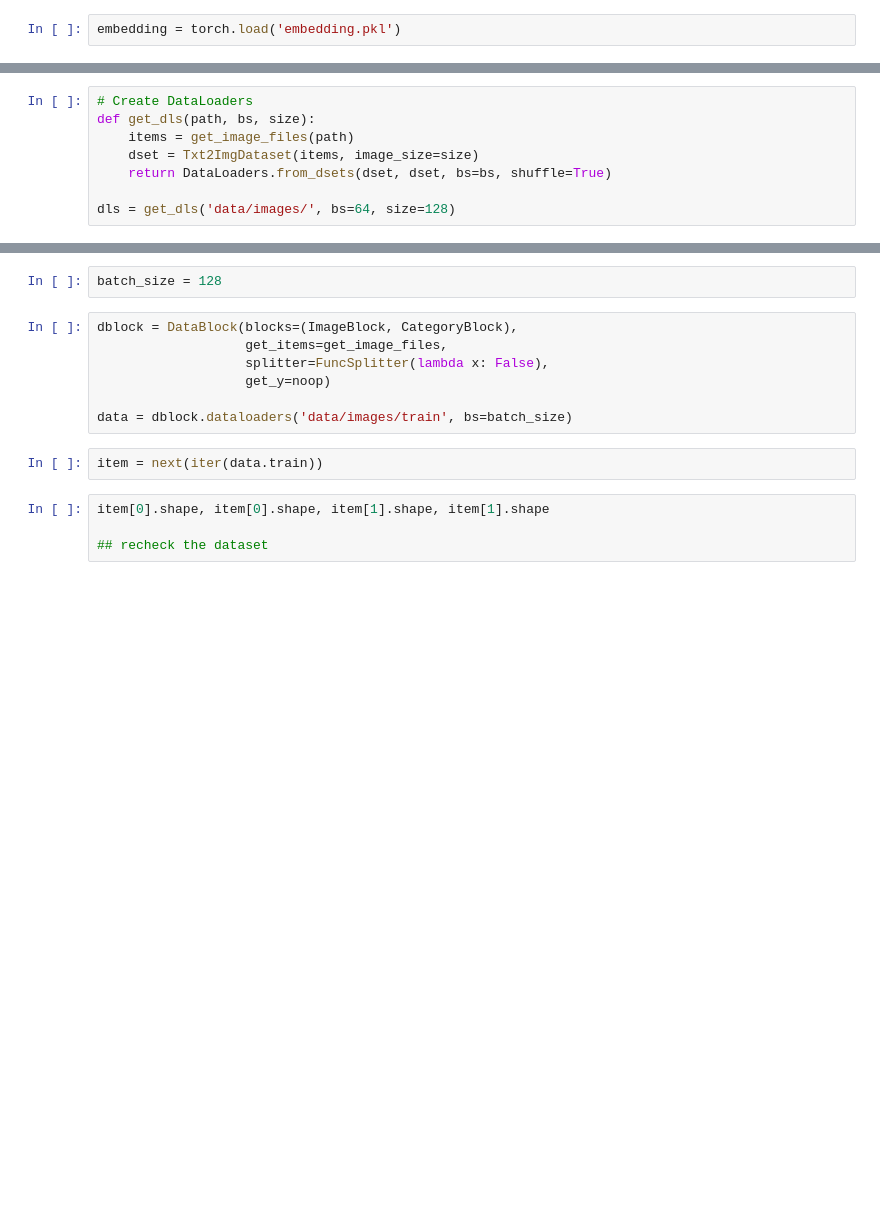
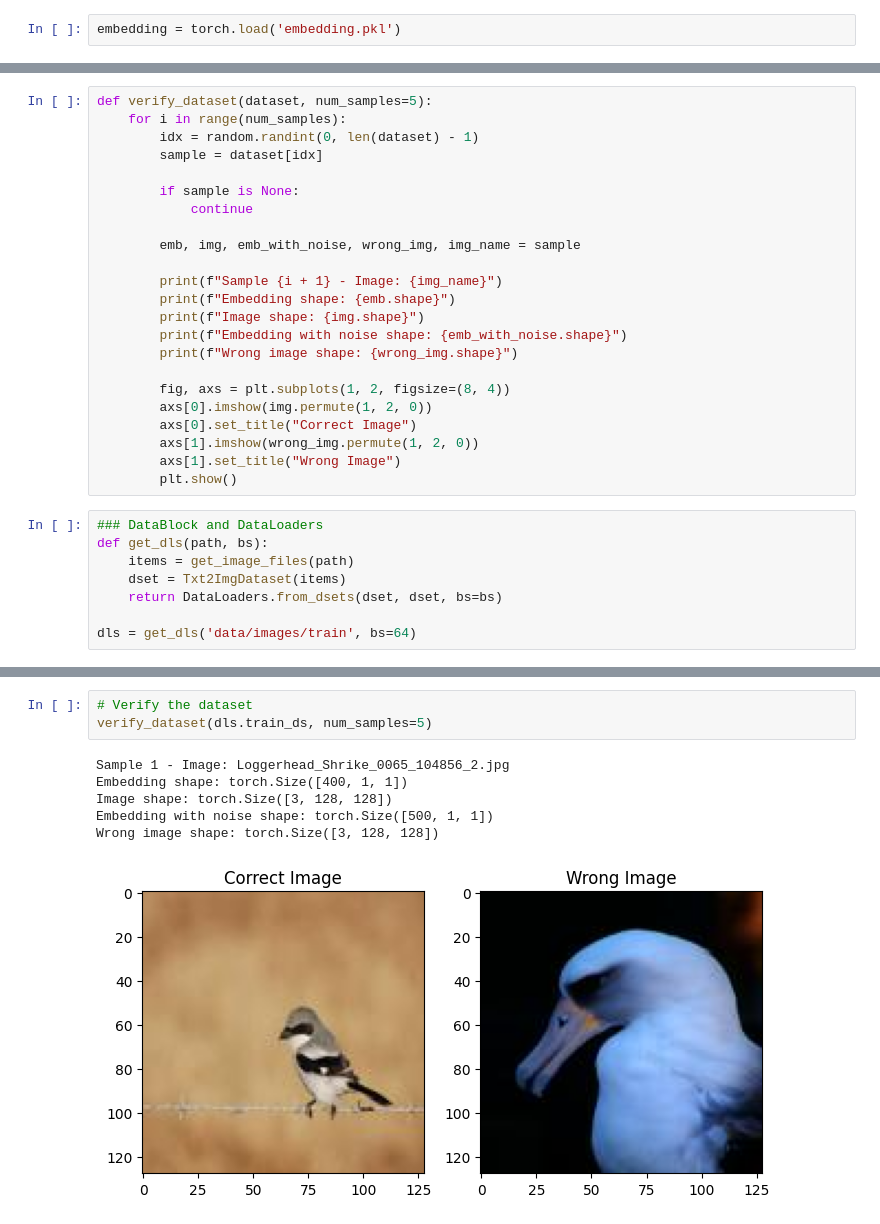
Before and after one commit to Dragon-hearted/WGAN-GP, a Jupyter notebook: model/gan.ipynb, the cells around one changed output, grey strips where cells are left out. Cells and saved outputs as stored; diff of their text form; blank space fills up the shorter version.

Commit message:
extract data func

```diff
--- a/model/gan.ipynb
+++ b/model/gan.ipynb
@@ -51,8 +57,31 @@ NameError: name 'Dataset' is not defined
+# %%
+def verify_dataset(dataset, num_samples=5):
+    for i in range(num_samples):
+        idx = random.randint(0, len(dataset) - 1)
+        sample = dataset[idx]
+
+        if sample is None:
+            continue
+
+        emb, img, emb_with_noise, wrong_img, img_name = sample
+
+        print(f"Sample {i + 1} - Image: {img_name}")
+        print(f"Embedding shape: {emb.shape}")
+        print(f"Image shape: {img.shape}")
+        print(f"Embedding with noise shape: {emb_with_noise.shape}")
+        print(f"Wrong image shape: {wrong_img.shape}")
+
+        fig, axs = plt.subplots(1, 2, figsize=(8, 4))
+        axs[0].imshow(img.permute(1, 2, 0))
+        axs[0].set_title("Correct Image")
+        axs[1].imshow(wrong_img.permute(1, 2, 0))
+        axs[1].set_title("Wrong Image")
+        plt.show()
 # %%
-# Create DataLoaders
-def get_dls(path, bs, size):
+### DataBlock and DataLoaders
+def get_dls(path, bs):
     items = get_image_files(path)
-    dset = Txt2ImgDataset(items, image_size=size)
-    return DataLoaders.from_dsets(dset, dset, bs=bs, shuffle=True)
+    dset = Txt2ImgDataset(items)
+    return DataLoaders.from_dsets(dset, dset, bs=bs)
 
-dls = get_dls('data/images/', bs=64, size=128)
+dls = get_dls('data/images/train', bs=64)
@@ -101,15 +88,10 @@ class Txt2ImgXTransform(Transform):
-# %%
-batch_size = 128
-# %%
-dblock = DataBlock(blocks=(ImageBlock, CategoryBlock),
-                   get_items=get_image_files,
-                   splitter=FuncSplitter(lambda x: False),
-                   get_y=noop)
-
-data = dblock.dataloaders('data/images/train', bs=batch_size)
-# %%
-item = next(iter(data.train))
-# %%
-item[0].shape, item[0].shape, item[1].shape, item[1].shape
-
-## recheck the dataset
+# %%
+# Verify the dataset
+verify_dataset(dls.train_ds, num_samples=5)
+# %% [output]
+Sample 1 - Image: Loggerhead_Shrike_0065_104856_2.jpg
+Embedding shape: torch.Size([400, 1, 1])
+Image shape: torch.Size([3, 128, 128])
+Embedding with noise shape: torch.Size([500, 1, 1])
+Wrong image shape: torch.Size([3, 128, 128])
+[figure, added]
```
Also changed, not shown: parts of 17 cells of this notebook.
